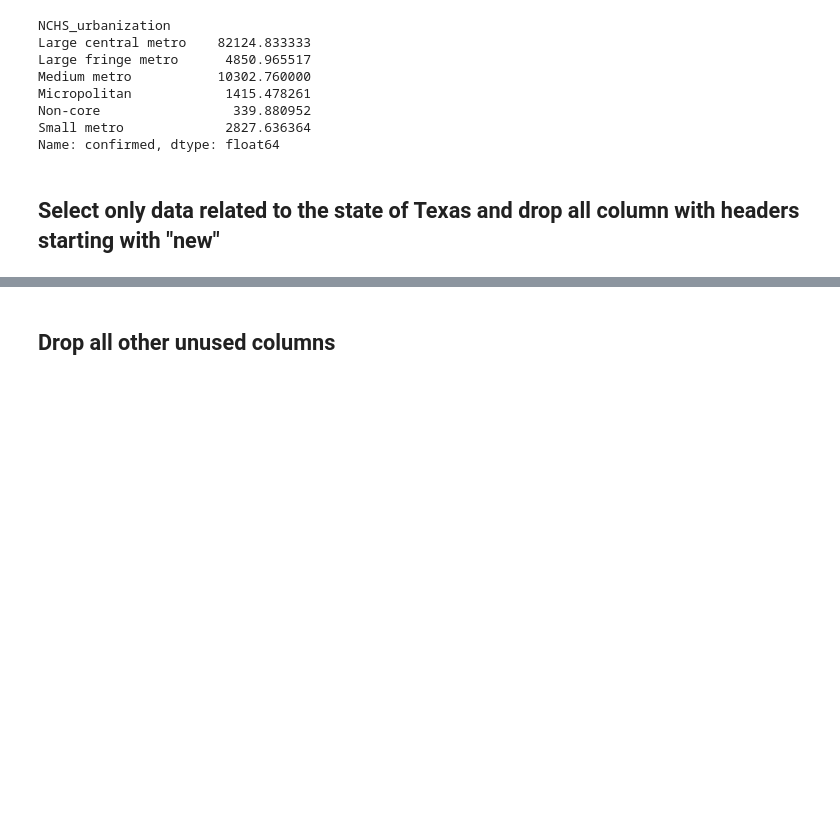
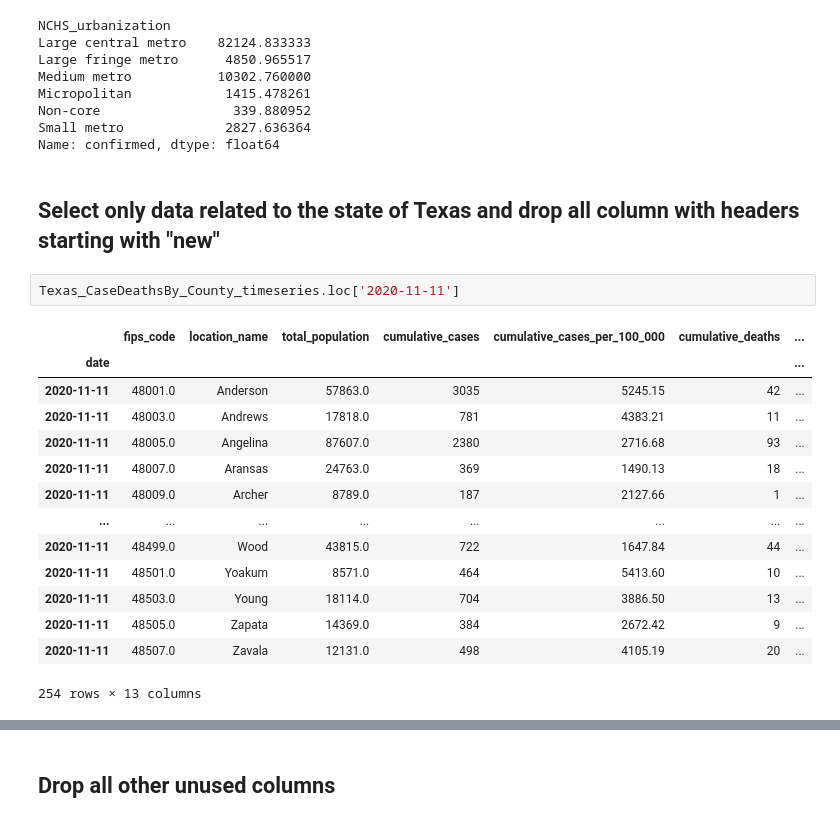
Before and after one commit to inkosi-codes/Covid-19-and-Low-Income-Communities, a Jupyter notebook: src/Covid_and_low_income_communities.ipynb, the cells around one changed output, grey strips where cells are left out. Drawn from its saved outputs; the diff is of its cells as text; blank space fills up the shorter version.

```diff
--- a/src/Covid_and_low_income_communities.ipynb
+++ b/src/Covid_and_low_income_communities.ipynb
@@ -171,6 +173,23 @@ Small metro             2827.636364
 Name: confirmed, dtype: float64
 # %% [markdown]
 ## Select only data related to the state of Texas and drop all column with headers starting with "new"
+# %%
+Texas_CaseDeathsBy_County_timeseries.loc['2020-11-11']
+# %% [output]
+|  | fips_code | location_name | total_population | cumulative_cases | cumulative_cases_per_100_000 | cumulative_deaths | ... |
+| date |  |  |  |  |  |  | ... |
+| 2020-11-11 | 48001.0 | Anderson | 57863.0 | 3035 | 5245.15 | 42 | ... |
+| 2020-11-11 | 48003.0 | Andrews | 17818.0 | 781 | 4383.21 | 11 | ... |
+| 2020-11-11 | 48005.0 | Angelina | 87607.0 | 2380 | 2716.68 | 93 | ... |
+| 2020-11-11 | 48007.0 | Aransas | 24763.0 | 369 | 1490.13 | 18 | ... |
+| 2020-11-11 | 48009.0 | Archer | 8789.0 | 187 | 2127.66 | 1 | ... |
+| ... | ... | ... | ... | ... | ... | ... | ... |
+| 2020-11-11 | 48499.0 | Wood | 43815.0 | 722 | 1647.84 | 44 | ... |
+| 2020-11-11 | 48501.0 | Yoakum | 8571.0 | 464 | 5413.60 | 10 | ... |
+| 2020-11-11 | 48503.0 | Young | 18114.0 | 704 | 3886.50 | 13 | ... |
+| 2020-11-11 | 48505.0 | Zapata | 14369.0 | 384 | 2672.42 | 9 | ... |
+| 2020-11-11 | 48507.0 | Zavala | 12131.0 | 498 | 4105.19 | 20 | ... |
+254 rows × 13 columns
 # %%
 columns_todrop = []
 Texas_CaseDeathsBy_County_timeseries = CaseDeathsBy_County_timeseries.loc[(CaseDeathsBy_County_timeseries['state'] == 'Texas') & (CaseDeathsBy_County_timeseries['location_name'] != 'Unassigned') & (CaseDeathsBy_County_timeseries['location_name'] != 'Out of TX')]
```
Also changed, not shown: parts of 7 cells of this notebook, 2 other files.
